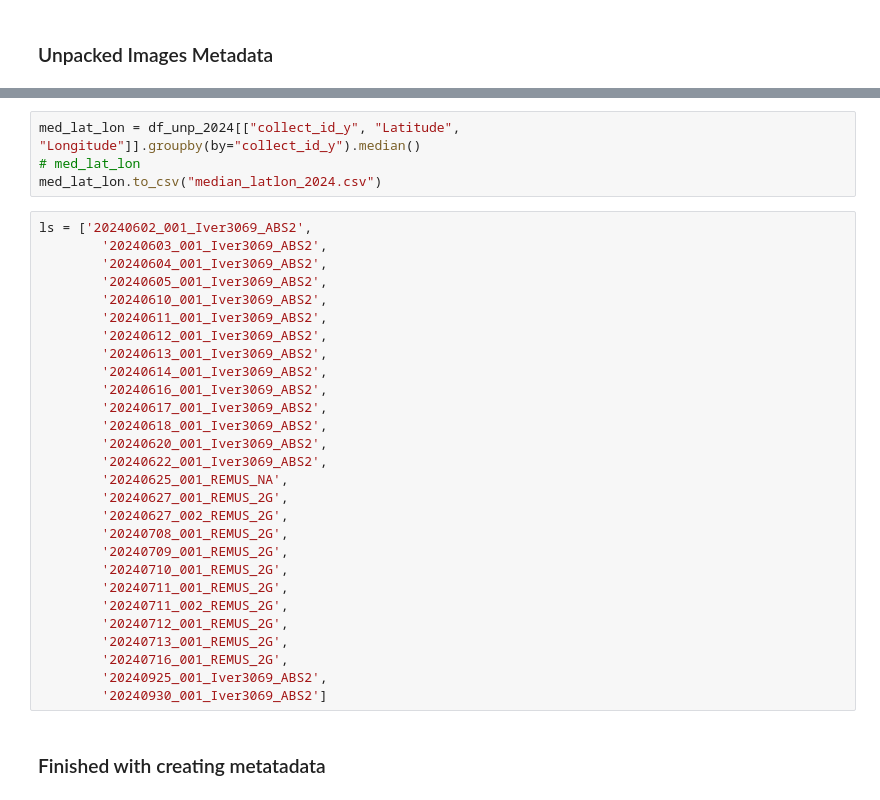
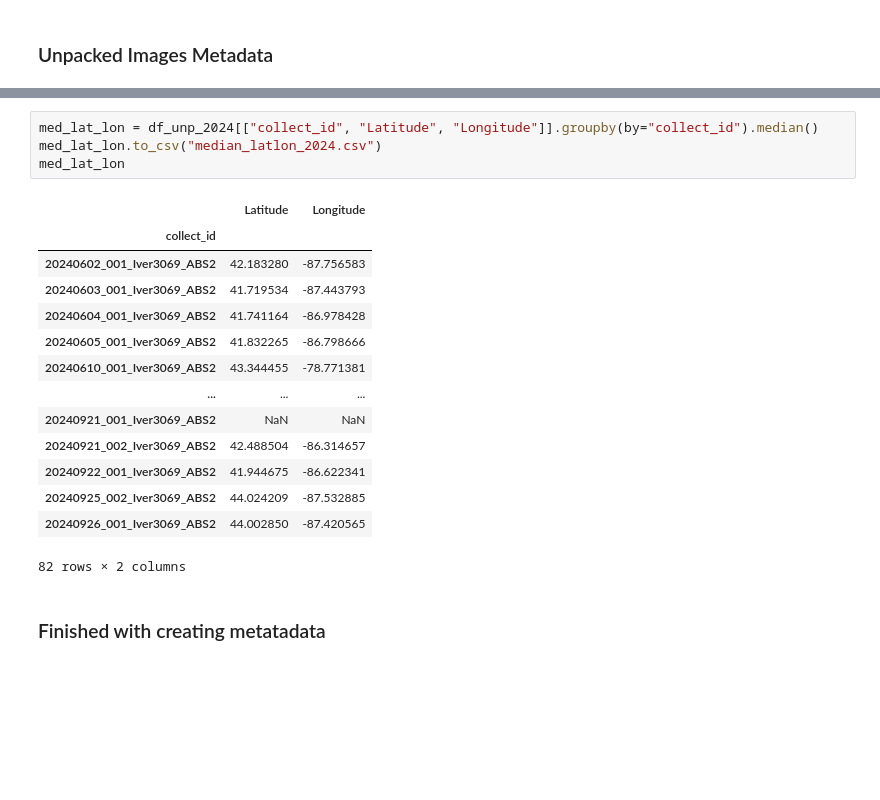
Before and after one commit to ajgeglio/Indexing-and-Slicing, a Jupyter notebook: IndexingHeaders.ipynb, the cells around one changed output, grey strips where cells are left out. Drawn from its saved outputs; the diff is of its cells as text; blank space fills up the shorter version.

```diff
--- a/IndexingHeaders.ipynb
+++ b/IndexingHeaders.ipynb
@@ -221,35 +216,22 @@ df_unp_2023
 # %%
-med_lat_lon = df_unp_2024[["collect_id_y", "Latitude", "Longitude"]].groupby(by="collect_id_y").median()
-# med_lat_lon
+med_lat_lon = df_unp_2024[["collect_id", "Latitude", "Longitude"]].groupby(by="collect_id").median()
 med_lat_lon.to_csv("median_latlon_2024.csv")
+med_lat_lon
+# %% [output]
+|  | Latitude | Longitude |
+| collect_id |  |  |
+| 20240602_001_Iver3069_ABS2 | 42.183280 | -87.756583 |
+| 20240603_001_Iver3069_ABS2 | 41.719534 | -87.443793 |
+| 20240604_001_Iver3069_ABS2 | 41.741164 | -86.978428 |
+| 20240605_001_Iver3069_ABS2 | 41.832265 | -86.798666 |
+| 20240610_001_Iver3069_ABS2 | 43.344455 | -78.771381 |
+| ... | ... | ... |
+| 20240921_001_Iver3069_ABS2 | NaN | NaN |
+| 20240921_002_Iver3069_ABS2 | 42.488504 | -86.314657 |
+| 20240922_001_Iver3069_ABS2 | 41.944675 | -86.622341 |
+| 20240925_002_Iver3069_ABS2 | 44.024209 | -87.532885 |
+| 20240926_001_Iver3069_ABS2 | 44.002850 | -87.420565 |
+82 rows × 2 columns
-# %%
-ls = ['20240602_001_Iver3069_ABS2',
-        '20240603_001_Iver3069_ABS2',
-        '20240604_001_Iver3069_ABS2',
-        '20240605_001_Iver3069_ABS2',
-        '20240610_001_Iver3069_ABS2',
-        '20240611_001_Iver3069_ABS2',
-        '20240612_001_Iver3069_ABS2',
-        '20240613_001_Iver3069_ABS2',
-        '20240614_001_Iver3069_ABS2',
-        '20240616_001_Iver3069_ABS2',
-        '20240617_001_Iver3069_ABS2',
-        '20240618_001_Iver3069_ABS2',
-        '20240620_001_Iver3069_ABS2',
-        '20240622_001_Iver3069_ABS2',
-        '20240625_001_REMUS_NA',
-        '20240627_001_REMUS_2G',
-        '20240627_002_REMUS_2G',
-        '20240708_001_REMUS_2G',
-        '20240709_001_REMUS_2G',
-        '20240710_001_REMUS_2G',
-        '20240711_001_REMUS_2G',
-        '20240711_002_REMUS_2G',
-        '20240712_001_REMUS_2G',
-        '20240713_001_REMUS_2G',
-        '20240716_001_REMUS_2G',
-        '20240925_001_Iver3069_ABS2',
-        '20240930_001_Iver3069_ABS2']
 # %% [markdown]
 ### Finished with creating metatadata
 # %%
```
Also changed, not shown: parts of 6 cells of this notebook, 1 other file.
